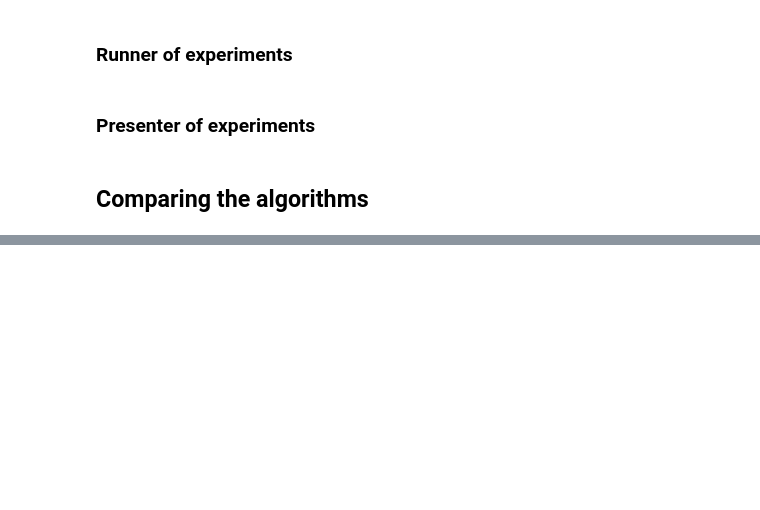
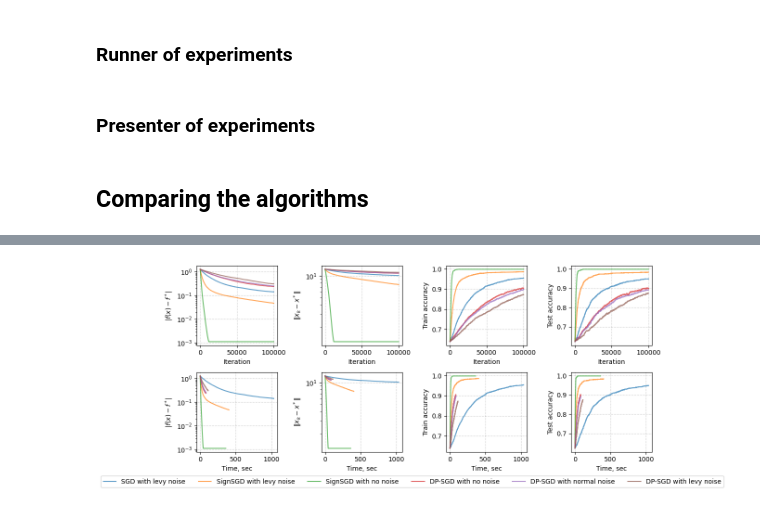
Before and after one commit to alexlegeartis/Sign-SGD-and-Differential-Privacy, a Jupyter notebook: code/renyi_dp_sign.ipynb, the cells around one changed output, grey strips where cells are left out. Saved outputs shown, nothing was run; the diff lists cells and outputs as text; code cells hidden in the pictures; blank space fills up the shorter version.

```diff
--- a/code/renyi_dp_sign.ipynb
+++ b/code/renyi_dp_sign.ipynb
@@ -651,0 +632,7 @@ plot_short_results(results, params, code_version)
+# %%
+results100K = unpickle_data('results', 'v17_10_workers')
+params100K = unpickle_data('params', 'v17_10_workers')
+# %%
+plot_long_results(results100K, params100K, 'v17_10_workers')
+# %% [output]
+[figure, added]
```
Also changed, not shown: parts of 10 cells of this notebook, 30 other files.
